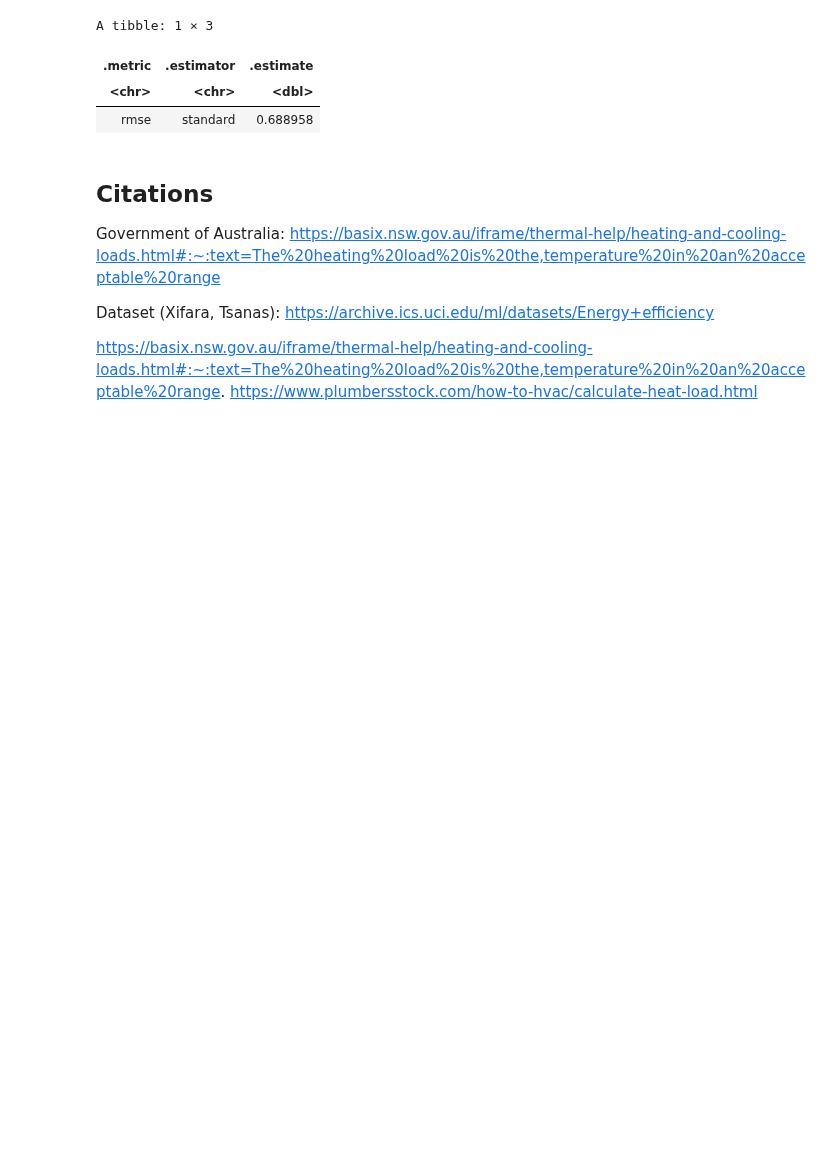
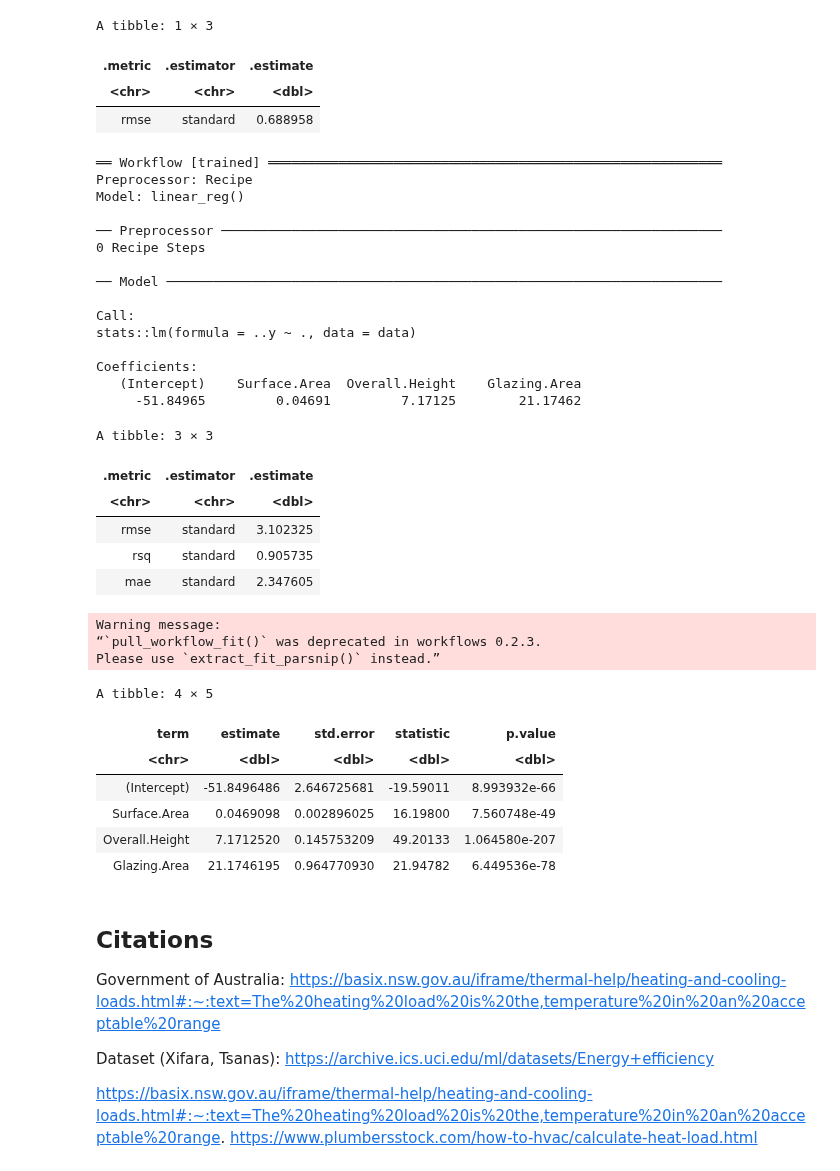
Before and after one commit to xinxusean/DSCI100_project, a Jupyter notebook: ProjectReport.ipynb, the cells around one changed output. Cells and saved outputs as stored; diff of their text form; code cells hidden in the pictures; blank space fills up the shorter version.

Commit message:
added code for linear regression

```diff
--- a/ProjectReport.ipynb
+++ b/ProjectReport.ipynb
@@ -282,6 +282,62 @@ A tibble: 1 × 3
 | .metric | .estimator | .estimate |
 | <chr> | <chr> | <dbl> |
 | rmse | standard | 0.688958 |
+# %%
+lm_spec <- linear_reg() |>
+    set_engine("lm") |>
+    set_mode("regression")
+
+lm_recipe <- recipe(Heating.Load ~ Surface.Area + Overall.Height + Glazing.Area, data = energy_train)
+
+lm_fit <- workflow() |>
+    add_recipe(lm_recipe) |>
+    add_model(lm_spec) |>
+    fit(data = energy_train)
+lm_fit
+lm_test_results <- lm_fit |>
+    predict(energy_test) |>
+    bind_cols(energy_test) |>
+    metrics(truth = Heating.Load, estimate = .pred)
+lm_test_results
+
+# lm_plot_final <- ggplot(energy_train, aes(x=Sur
+
+lm_coefficients <- lm_fit |>
+    pull_workflow_fit() |>
+    tidy()
+lm_coefficients
+# %% [output]
+══ Workflow [trained] ══════════════════════════════════════════════════════════
+Preprocessor: Recipe
+Model: linear_reg()
+
+── Preprocessor ────────────────────────────────────────────────────────────────
+0 Recipe Steps
+
+── Model ───────────────────────────────────────────────────────────────────────
+
+Call:
+stats::lm(formula = ..y ~ ., data = data)
+
+Coefficients:
+   (Intercept)    Surface.Area  Overall.Height    Glazing.Area
+     -51.84965         0.04691         7.17125        21.17462
+A tibble: 3 × 3
+| .metric | .estimator | .estimate |
+| <chr> | <chr> | <dbl> |
+| rmse | standard | 3.102325 |
+| rsq | standard | 0.905735 |
+| mae | standard | 2.347605 |
+Warning message:
+“`pull_workflow_fit()` was deprecated in workflows 0.2.3.
+Please use `extract_fit_parsnip()` instead.”
+A tibble: 4 × 5
+| term | estimate | std.error | statistic | p.value |
+| <chr> | <dbl> | <dbl> | <dbl> | <dbl> |
+| (Intercept) | -51.8496486 | 2.646725681 | -19.59011 | 8.993932e-66 |
+| Surface.Area | 0.0469098 | 0.002896025 | 16.19800 | 7.560748e-49 |
+| Overall.Height | 7.1712520 | 0.145753209 | 49.20133 | 1.064580e-207 |
+| Glazing.Area | 21.1746195 | 0.964770930 | 21.94782 | 6.449536e-78 |
 # %% [markdown]
 ## Citations
 
```
